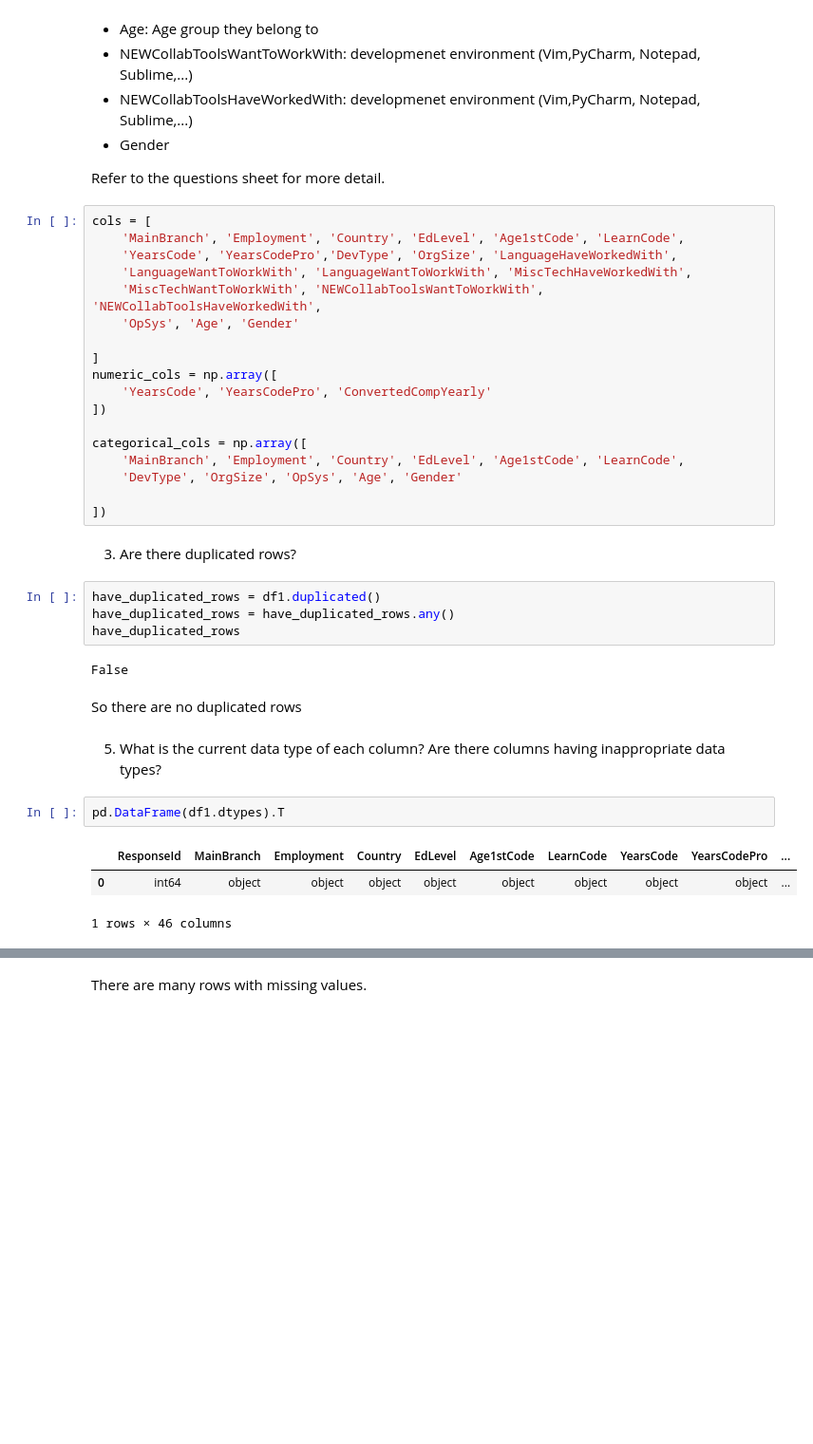
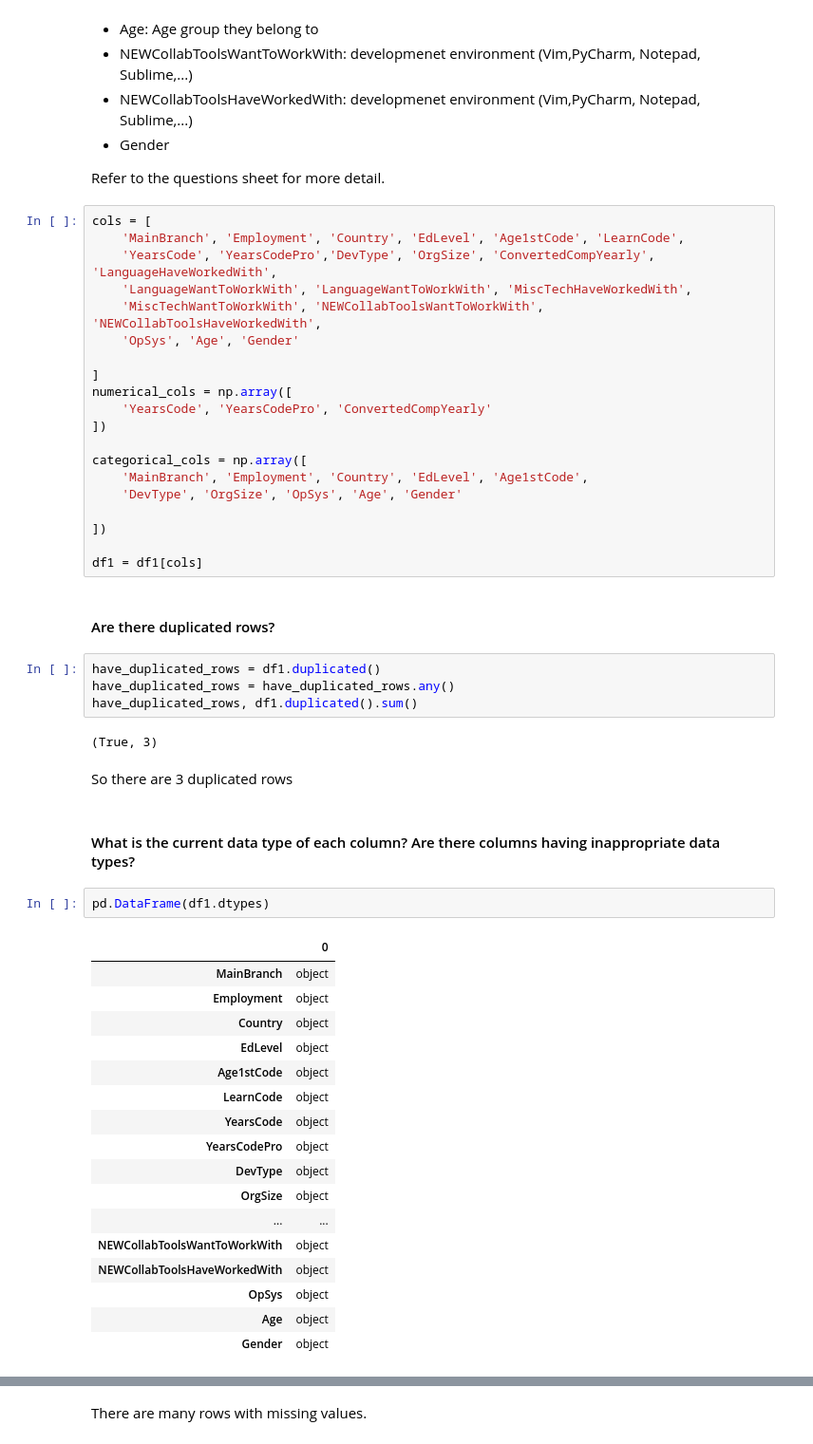
Before and after one commit to grevyarlesp/HCMUS_P4DS_Final, a Jupyter notebook: Notebook.ipynb, the cells around one changed output, grey strips where cells are left out. Shown at 95% size. Saved outputs shown, nothing was run; the diff lists cells and outputs as text; blank space fills up the shorter version.

Commit message:
preprocessing of categorical and numerical columns

```diff
--- a/Notebook.ipynb
+++ b/Notebook.ipynb
@@ -137,37 +139,53 @@ Refer to the questions sheet for more detail.
 # %%
 cols = [
     'MainBranch', 'Employment', 'Country', 'EdLevel', 'Age1stCode', 'LearnCode',
-    'YearsCode', 'YearsCodePro','DevType', 'OrgSize', 'LanguageHaveWorkedWith',
+    'YearsCode', 'YearsCodePro','DevType', 'OrgSize', 'ConvertedCompYearly', 'LanguageHaveWorkedWith',
     'LanguageWantToWorkWith', 'LanguageWantToWorkWith', 'MiscTechHaveWorkedWith',
     'MiscTechWantToWorkWith', 'NEWCollabToolsWantToWorkWith', 'NEWCollabToolsHaveWorkedWith',
     'OpSys', 'Age', 'Gender'
 
 ]
-numeric_cols = np.array([
+numerical_cols = np.array([
     'YearsCode', 'YearsCodePro', 'ConvertedCompYearly'
 ])
 
 categorical_cols = np.array([
-    'MainBranch', 'Employment', 'Country', 'EdLevel', 'Age1stCode', 'LearnCode',
+    'MainBranch', 'Employment', 'Country', 'EdLevel', 'Age1stCode',
     'DevType', 'OrgSize', 'OpSys', 'Age', 'Gender'
 
 ])
+
+df1 = df1[cols]
 # %% [markdown]
-3. Are there duplicated rows?
+#### Are there duplicated rows?
 # %%
 have_duplicated_rows = df1.duplicated()
 have_duplicated_rows = have_duplicated_rows.any()
-have_duplicated_rows
+have_duplicated_rows, df1.duplicated().sum()
 # %% [output]
-False
+(True, 3)
 # %% [markdown]
-So there are no duplicated rows
+So there are 3 duplicated rows
 # %% [markdown]
-5. What is the current data type of each column? Are there columns having inappropriate data types?
+#### What is the current data type of each column? Are there columns having inappropriate data types?
 # %%
-pd.DataFrame(df1.dtypes).T
+pd.DataFrame(df1.dtypes)
 # %% [output]
-|  | ResponseId | MainBranch | Employment | Country | EdLevel | Age1stCode | LearnCode | YearsCode | YearsCodePro | ... |
-| 0 | int64 | object | object | object | object | object | object | object | object | ... |
+|  | 0 |
+| MainBranch | object |
+| Employment | object |
+| Country | object |
+| EdLevel | object |
+| Age1stCode | object |
+| LearnCode | object |
+| YearsCode | object |
+| YearsCodePro | object |
+| DevType | object |
+| OrgSize | object |
+| ... | ... |
+| NEWCollabToolsWantToWorkWith | object |
+| NEWCollabToolsHaveWorkedWith | object |
+| OpSys | object |
+| Age | object |
+| Gender | object |
-1 rows × 46 columns
 # %% [markdown]
```
Also changed, not shown: parts of 17 cells of this notebook, 1 other file.
